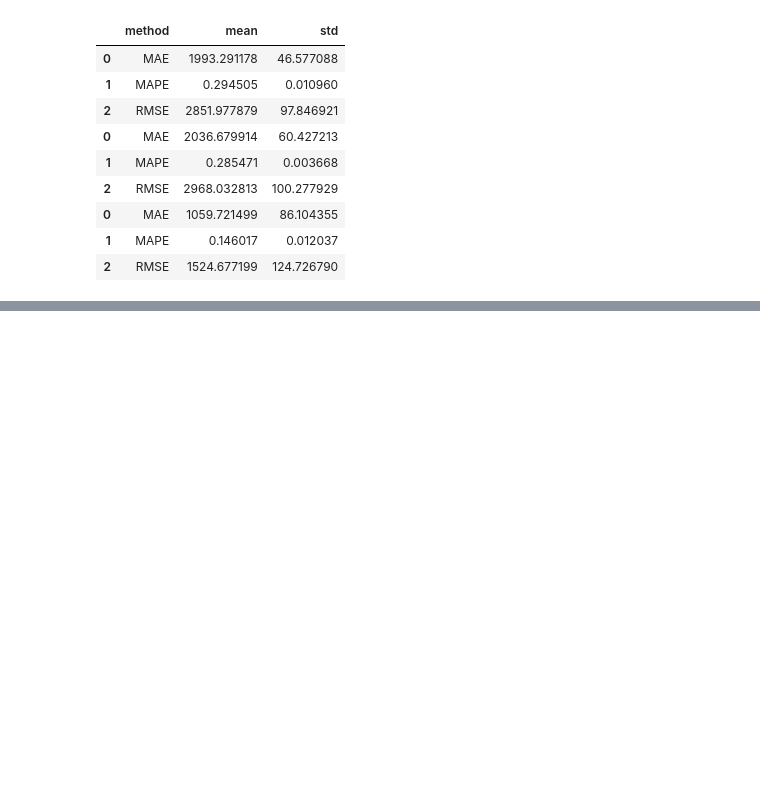
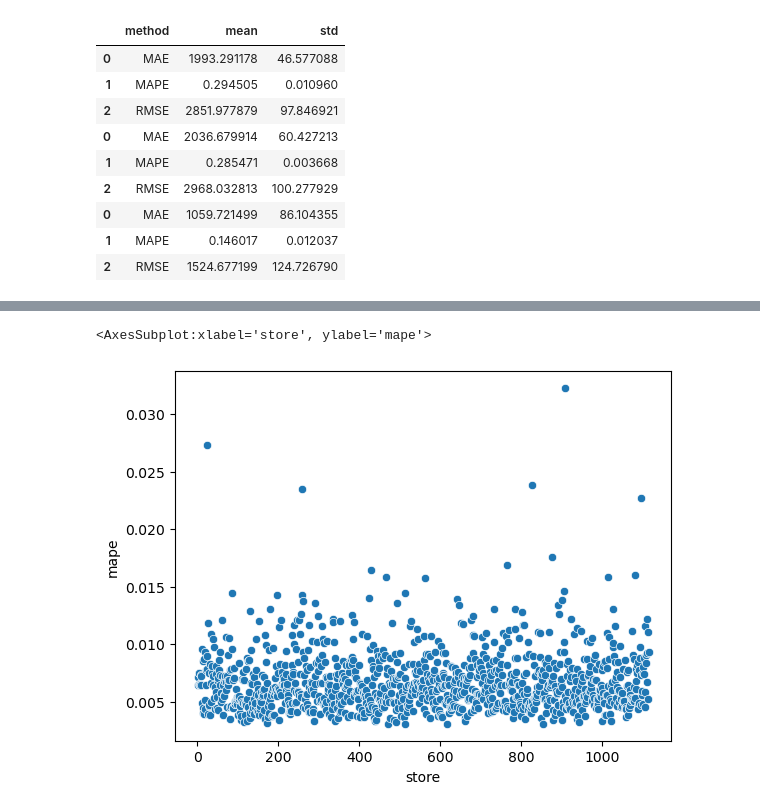
Before and after one commit to biazotogabriel/ds_em_producao, a Jupyter notebook: notebook.ipynb, the cells around one changed output, grey strips where cells are left out. Saved outputs shown, nothing was run; the diff lists cells and outputs as text; code cells hidden in the pictures; blank space fills up the shorter version.

```diff
--- a/notebook.ipynb
+++ b/notebook.ipynb
@@ -1210,0 +1239,24 @@ summary
+# %%
+param_tuned = {
+    'n_estimators': 1500,
+    'eta': 0.1,
+    'max_depth': 5,
+    'subsample': 0.1,
+    'colsample_bytree': 0.3,
+    'min_child_wight': 8
+}
+
+xgb = XGBRegressor(objective='reg:squarederror',
+                    n_estimators=param_tuned['n_estimators'],
+                    eta=param_tuned['eta'],
+                    max_depth=hp['max_depth'],
+                    subsample=hp['subsample'],
+                    colsample_bytree=param_tuned['colsample_bytree'],
+                    min_child_weight=param_tuned['min_child_wight'])
+
+xgb.fit(x_train, y_train)
+
+yhat_xgb = xgb.predict(x_test)
+
+xgb_result = ml_error('XGBoost Regressor', np.expm1(y_test), np.expm1(yhat_xgb))
+xgb_result
@@ -1210,0 +1274,4 @@ summary
+# %%
+df7 = X_test[selected].copy()
+df7['sales'] = np.expm1(df7['sales'])
+df7['predictions'] = np.expm1(yhat_xgb)
@@ -1210,0 +1280,13 @@ summary
+# %%
+business = (df7.loc[:, ['store', 'sales', 'predictions']]
+               .groupby('store')
+               .agg(**{
+                'predictions': ('predictions', 'sum'),
+                'mae': ('sales', lambda x: mt.mean_absolute_error(x, df7.loc[list(x.index), 'predictions'])),
+                'mape': ('sales', lambda x: mean_absolute_percentage_error(x, df7.loc[list(x.index), 'predictions']))
+               })
+               .reset_index()
+               .assign(worst_scenario=lambda x: x['predictions'] - x['mae'],
+                       best_scenario=lambda x: x['predictions'] + x['mae']))
+
+business
@@ -1210,0 +1316,5 @@ summary
+# %%
+sns.scatterplot(x='store', y='mape', data=business)
+# %% [output]
+<AxesSubplot:xlabel='store', ylabel='mape'>
+[figure, added]
```
Also changed, not shown: parts of 30 cells of this notebook.
